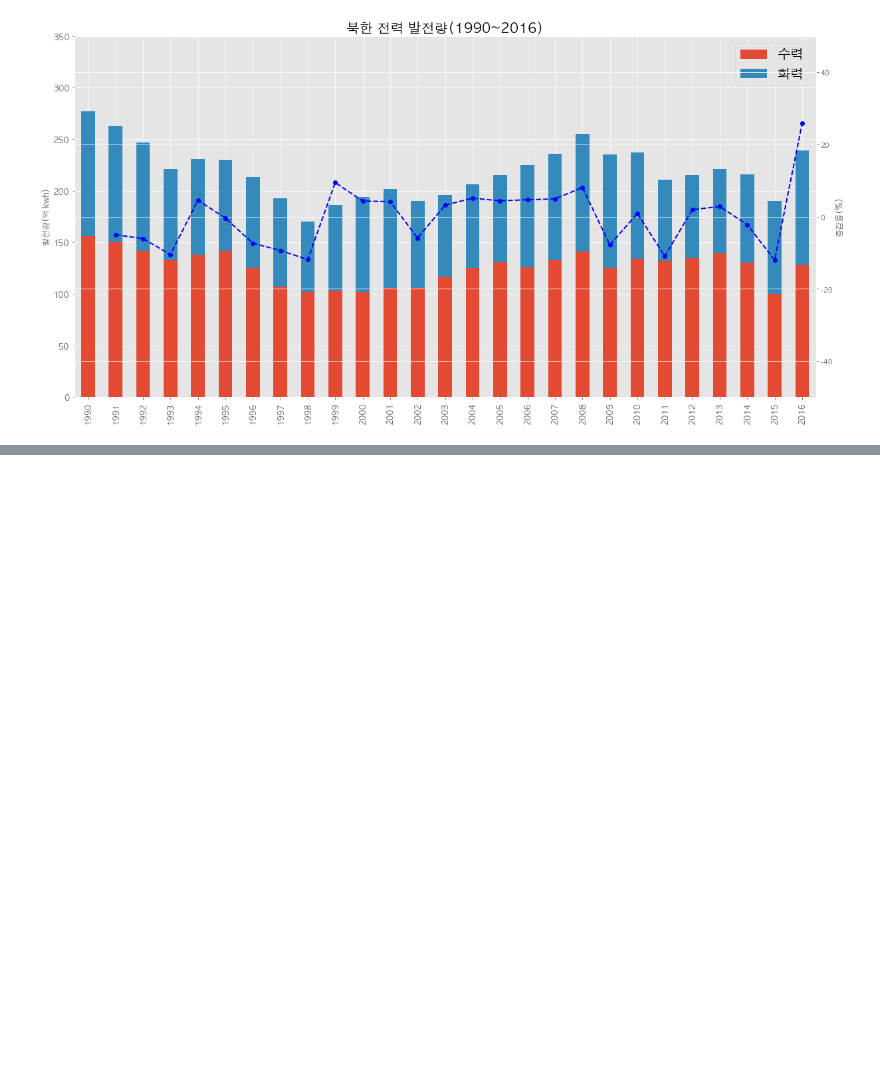
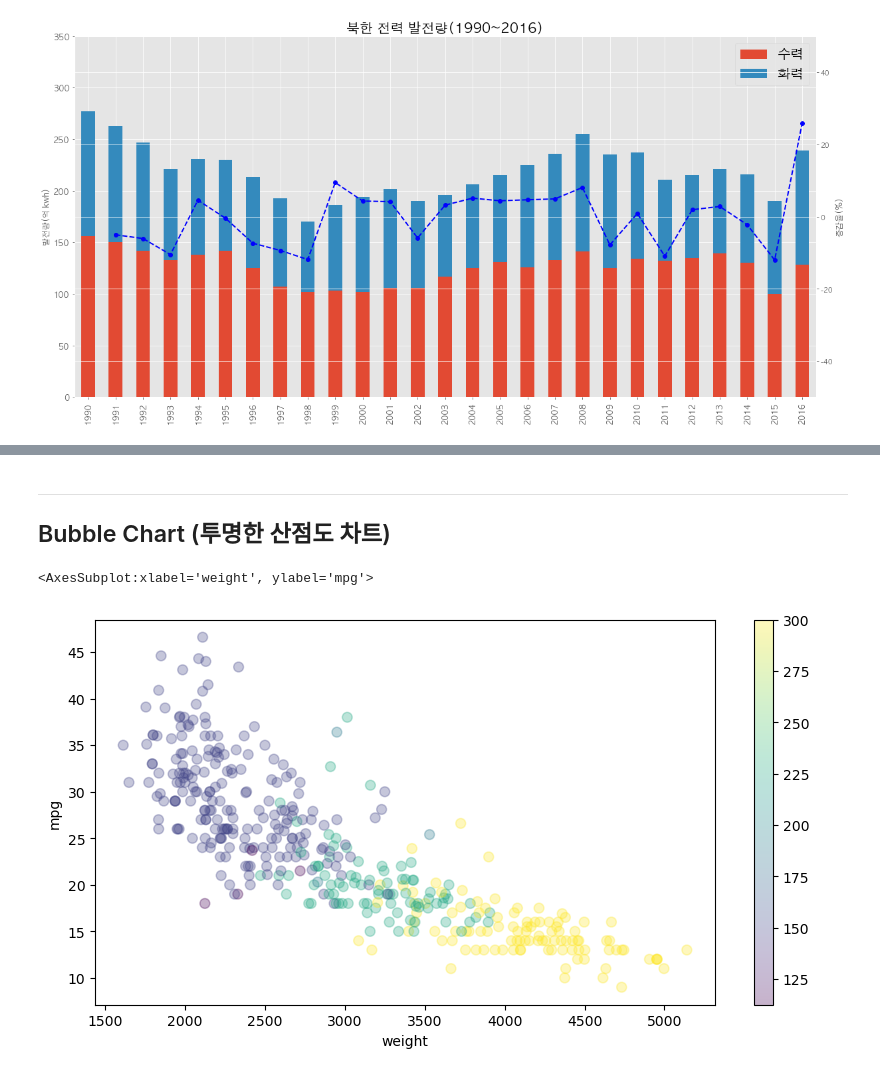
Before and after one commit to daviddev90/Python, a Jupyter notebook: DataAnalysis/09.시각화도구2.ipynb, the cells around one changed output, grey strips where cells are left out. Drawn from its saved outputs; the diff is of its cells as text; code cells hidden in the pictures; blank space fills up the shorter version.

```diff
--- a/DataAnalysis/09.시각화도구2.ipynb
+++ b/DataAnalysis/09.시각화도구2.ipynb
@@ -144,0 +231,18 @@ plt.show()
+# %% [markdown]
+---
+## Bubble Chart (투명한 산점도 차트)
+# %%
+# 연비와 차종 버블차트 그리기
+df.plot(
+    kind='scatter',
+    x='weight',
+    y='mpg',
+    c=cylinder_size,
+    figsize=(10, 5),
+    s=50,
+    alpha=0.3,
+    cmap='viridis'
+)
+# %% [output]
+<AxesSubplot:xlabel='weight', ylabel='mpg'>
+[figure, added]
```
Also changed, not shown: parts of 19 cells of this notebook, 17 other files.
